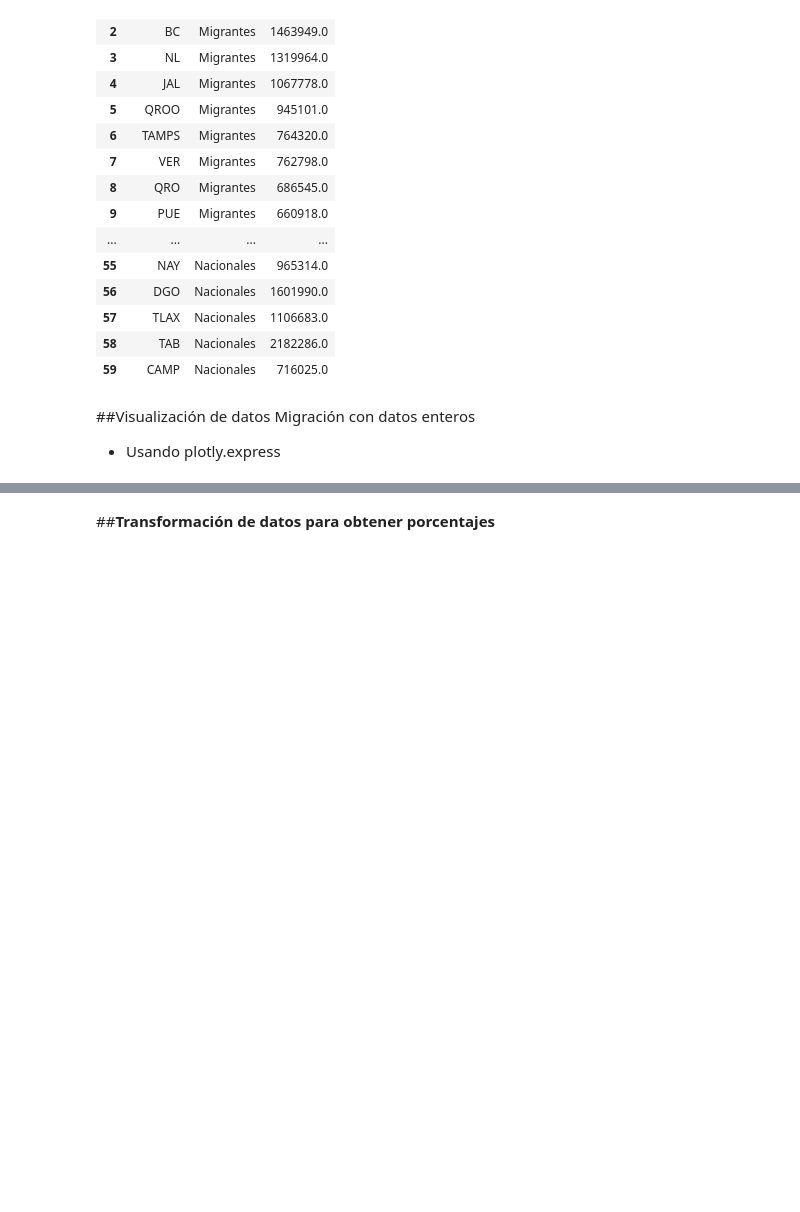
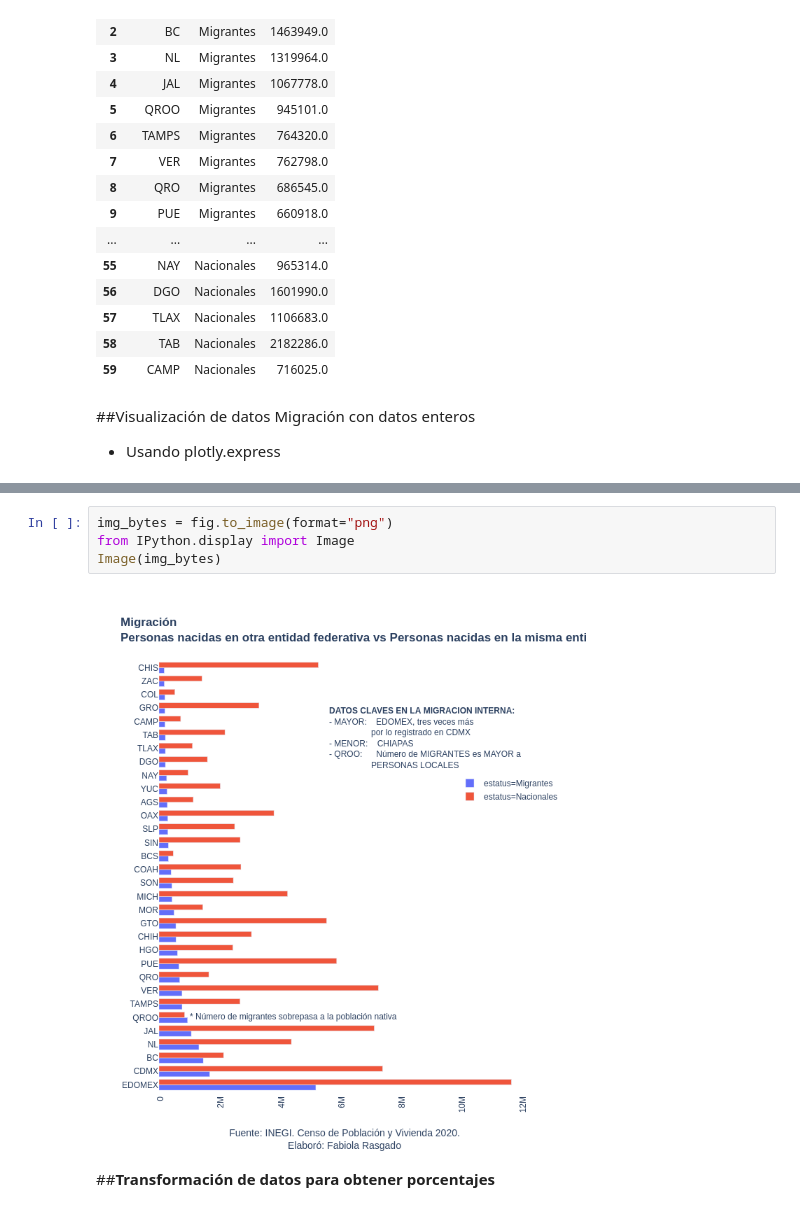
Before and after one commit to frasgado/Analisis_Censo_2020, a Jupyter notebook: 05_MIGRACION_NACIONAL_CENSO2020.ipynb, the cells around one changed output, grey strips where cells are left out. Cells and saved outputs as stored; diff of their text form; blank space fills up the shorter version.

```diff
--- a/05_MIGRACION_NACIONAL_CENSO2020.ipynb
+++ b/05_MIGRACION_NACIONAL_CENSO2020.ipynb
@@ -332,5 +358,11 @@ fig.write_html("05_Numero_de_Personas_en_Migracion_por_Estado.html")
 # %% [output]
 [interactive output not drawn]
+# %%
+img_bytes = fig.to_image(format="png")
+from IPython.display import Image
+Image(img_bytes)
+# %% [output]
+[figure, added]
 # %% [markdown]
 ##**Transformación de datos para obtener porcentajes**
 # %%
```
Also changed, not shown: parts of 4 cells of this notebook.
